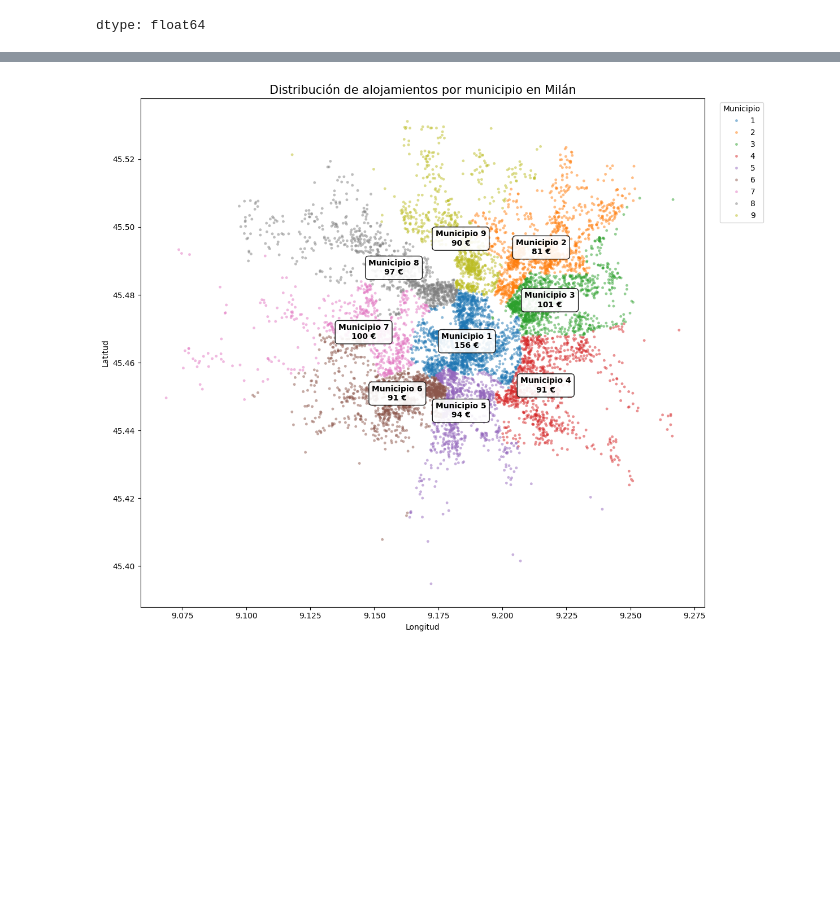
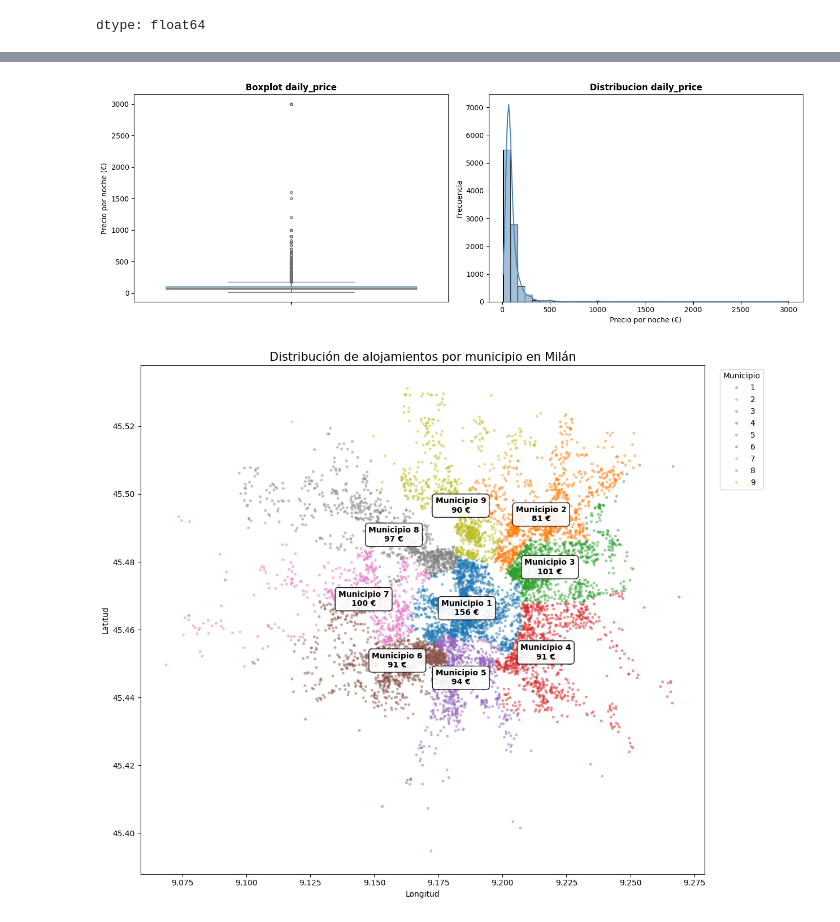
Before and after one commit to santidrelew/tp-mpg, a Jupyter notebook: notebooks/01_EDA.ipynb, the cells around one changed output, grey strips where cells are left out. Cells and saved outputs as stored; diff of their text form; code cells hidden in the pictures; blank space fills up the shorter version.

```diff
--- a/notebooks/01_EDA.ipynb
+++ b/notebooks/01_EDA.ipynb
@@ -595,3 +590,26 @@ df_raw["daily_price"].describe()
 | 75% | 106.000000 |
 | max | 3000.000000 |
 dtype: float64
+# %%
+
+bins = [0, 100, 200, 300, 400, 500, 600, 700, 800, 900, 1000, 2000, 3000]
+
+# 2. Definir las etiquetas (labels) descriptivas para cada rango
+labels = [
+    '0-100', '100-200', '200-300', '300-400', '400-500',
+    '500-600', '600-700', '700-800', '800-900', '900-1000',
+    '1000-2000', '2000-3000'
+]
+
+df_raw['rango_precio'] = pd.cut(
+    df_raw['daily_price'],
+    bins=bins,
+    labels=labels,
+    right=True,
+    include_lowest=True
+)
+
+# Vemos cuantas filas estan en cada rango de valores
+conteo_rangos = df_raw['rango_precio'].value_counts().sort_index()
+
+print(conteo_rangos)
@@ -598,3 +631,21 @@ dtype: float64
+# %%
+fig, axes = plt.subplots(1, 2, figsize=(14, 5))
+
+# Boxplot
+sns.boxplot(y=df_raw['daily_price'], ax=axes[0], color='skyblue', fliersize=3)
+axes[0].set_title('Boxplot daily_price', fontsize=12, fontweight='bold')
+axes[0].set_ylabel('Precio por noche (€)')
+
+# Histograma
+sns.histplot(df_raw['daily_price'], kde=True, ax=axes[1], color='steelblue', bins=40)
+axes[1].set_title('Distribucion daily_price', fontsize=12, fontweight='bold')
+axes[1].set_xlabel('Precio por noche (€)')
+axes[1].set_ylabel('Frecuencia')
+
+plt.tight_layout()
+plt.show()
+# %% [output]
+[figure, added]
 # %%
 data = df[
     ["latitude", "longitude", "neighbourhood_cleansed", "daily_price"]
```
Also changed, not shown: parts of 7 cells of this notebook.
